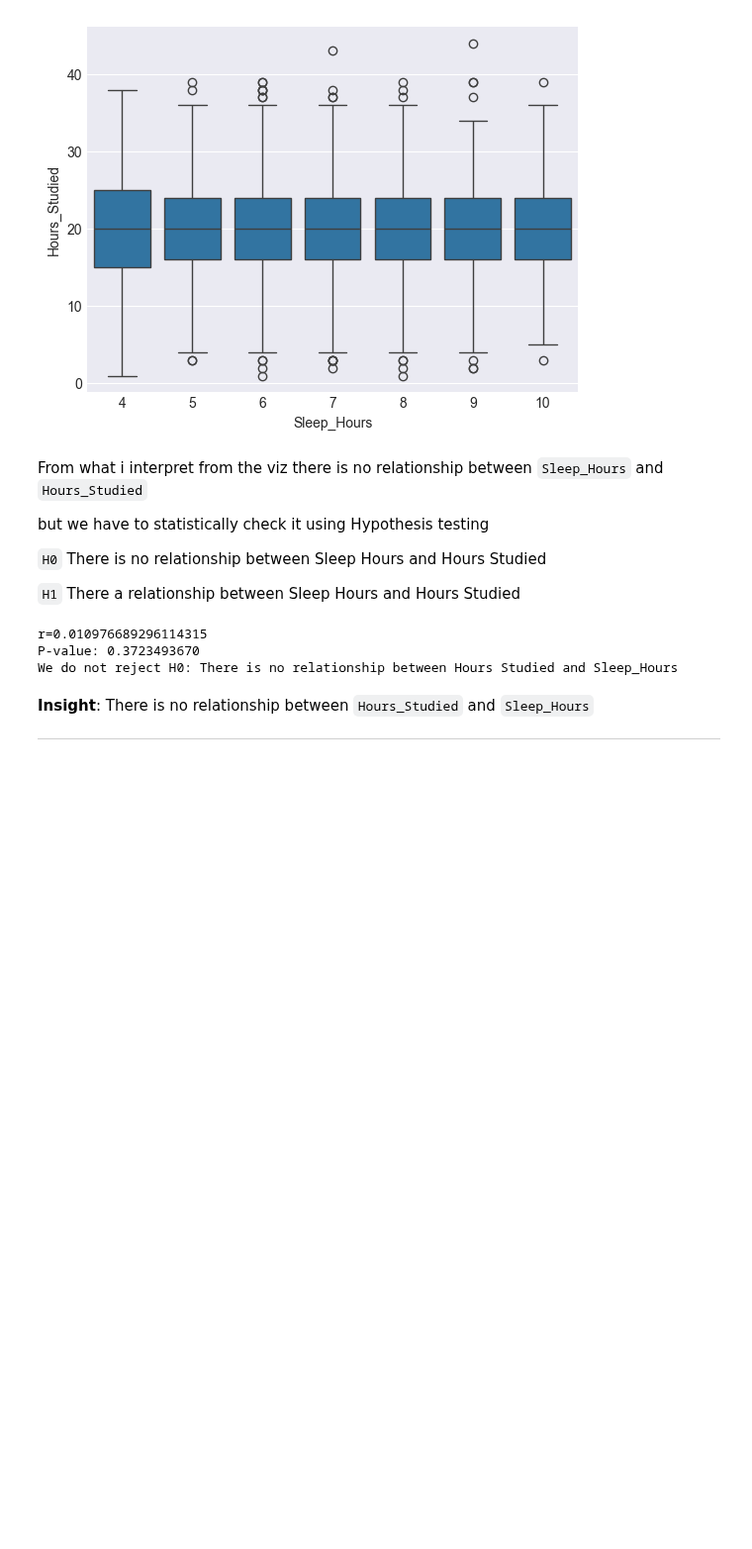
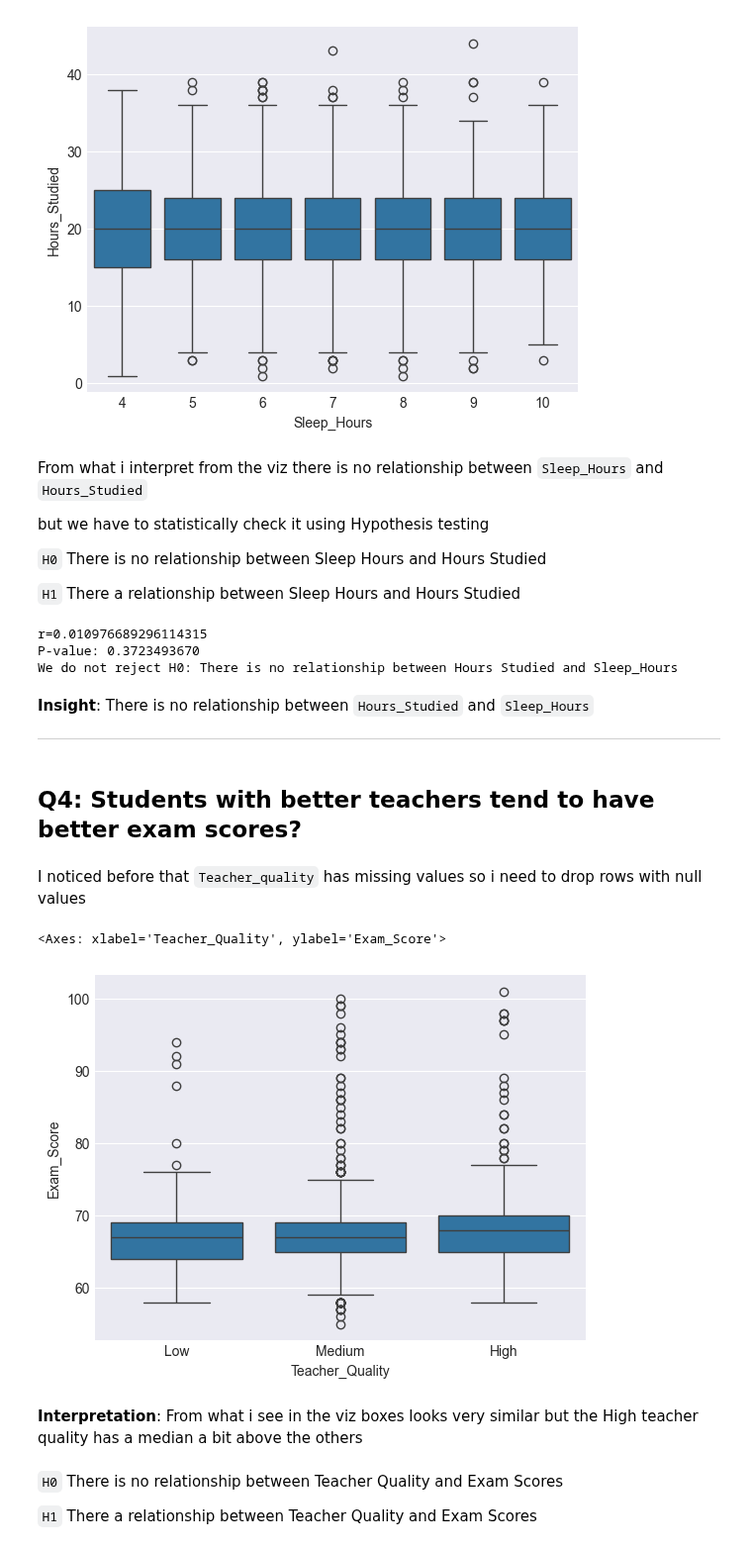
Before and after one commit to TurkiOmran/AAI, a Jupyter notebook: student/project/p2/notebooks/p2_students_exam.ipynb, the cells around one changed output. Shown at 99% size. Cells and saved outputs as stored; diff of their text form; code cells hidden in the pictures; blank space fills up the shorter version.

Commit message:
C2 Project: p2_student_exam: Q4

```diff
--- a/student/project/p2/notebooks/p2_students_exam.ipynb
+++ b/student/project/p2/notebooks/p2_students_exam.ipynb
@@ -207,3 +207,20 @@ We do not reject H0: There is no relationship between Hours Studied and Sleep_Ho
 **Insight**: There is no relationship between `Hours_Studied` and `Sleep_Hours`
 
 ---
+# %% [markdown]
+## Q4: Students with better teachers tend to have better exam scores?
+# %% [markdown]
+I noticed before that `Teacher_quality` has missing values so i need to drop rows with null values
+# %%
+df_q4=df.dropna(subset=['Teacher_Quality','Exam_Score'])
+
+sns.boxplot(data=df_q4,x='Teacher_Quality',y='Exam_Score',order=['Low', 'Medium', 'High'])
+# %% [output]
+<Axes: xlabel='Teacher_Quality', ylabel='Exam_Score'>
+[figure, added]
+# %% [markdown]
+**Interpretation**: From what i see in the viz boxes looks very similar but the High teacher quality has a median a bit above the others
+# %% [markdown]
+`H0` There is no relationship between Teacher Quality and Exam Scores
+
+`H1` There a relationship between Teacher Quality and Exam Scores
```
Also changed, not shown: parts of 2 cells of this notebook.
